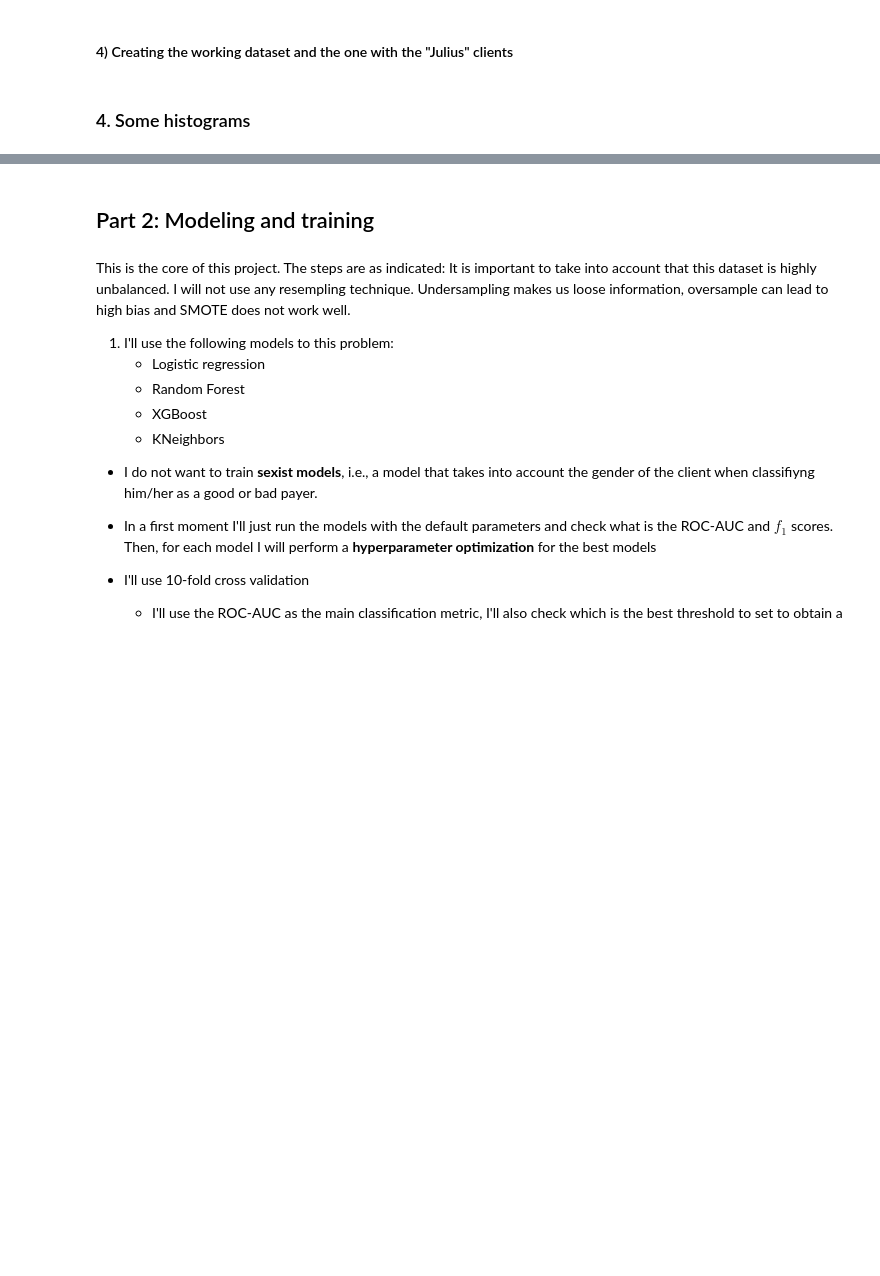
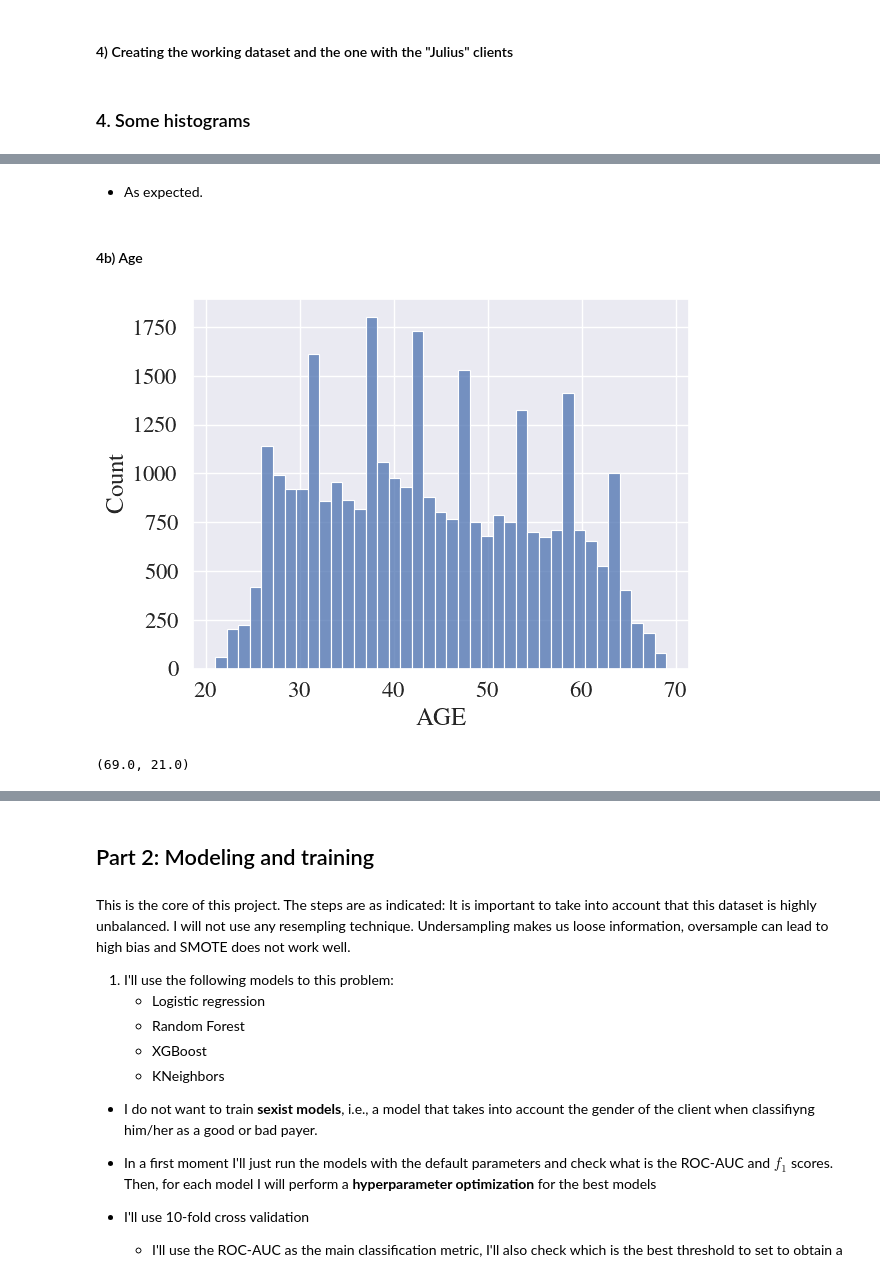
Before and after one commit to BrunoOGoes/DSPortifolio, a Jupyter notebook: P1-Credit card risk analysis/P1-Credit-card-risk-analysis.ipynb, the cells around one changed output, grey strips where cells are left out. Drawn from its saved outputs; the diff is of its cells as text; code cells hidden in the pictures; blank space fills up the shorter version.

```diff
--- a/P1-Credit card risk analysis/P1-Credit-card-risk-analysis.ipynb
+++ b/P1-Credit card risk analysis/P1-Credit-card-risk-analysis.ipynb
@@ -745,0 +796,12 @@ df_juli = df_merged[df_merged['CLIENT_CLASSIFICATION'] == -1] #juli for Julius
+# %% [markdown]
+* As expected.
+# %% [markdown]
+#### 4b) Age
+# %%
+quick_plot_histogram(df_work['AGE'])
+# %% [output]
+[figure, added]
+# %%
+df_work['AGE'].max(),df_work['AGE'].min()
+# %% [output]
+(69.0, 21.0)
```
Also changed, not shown: parts of 63 cells of this notebook, 7 other files.
